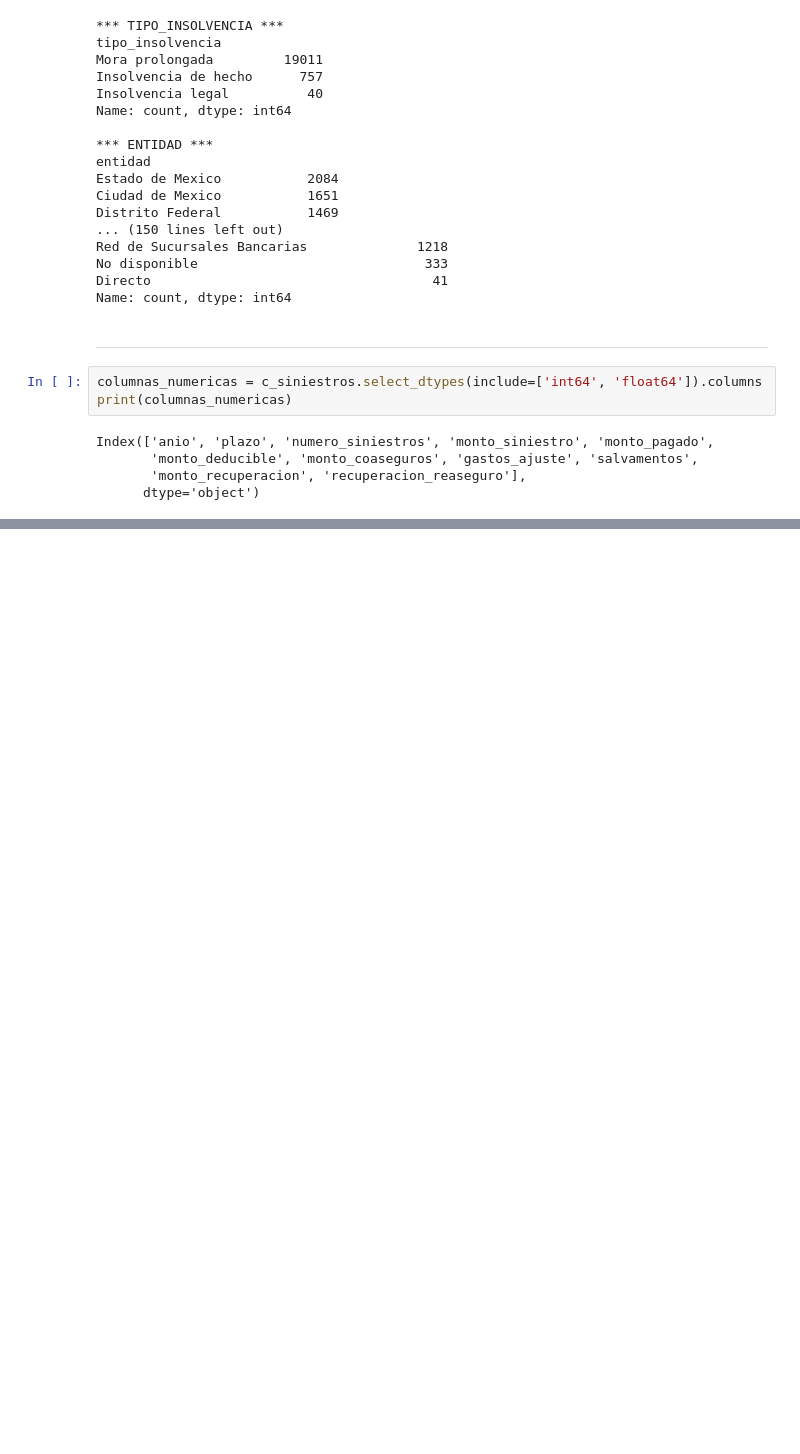
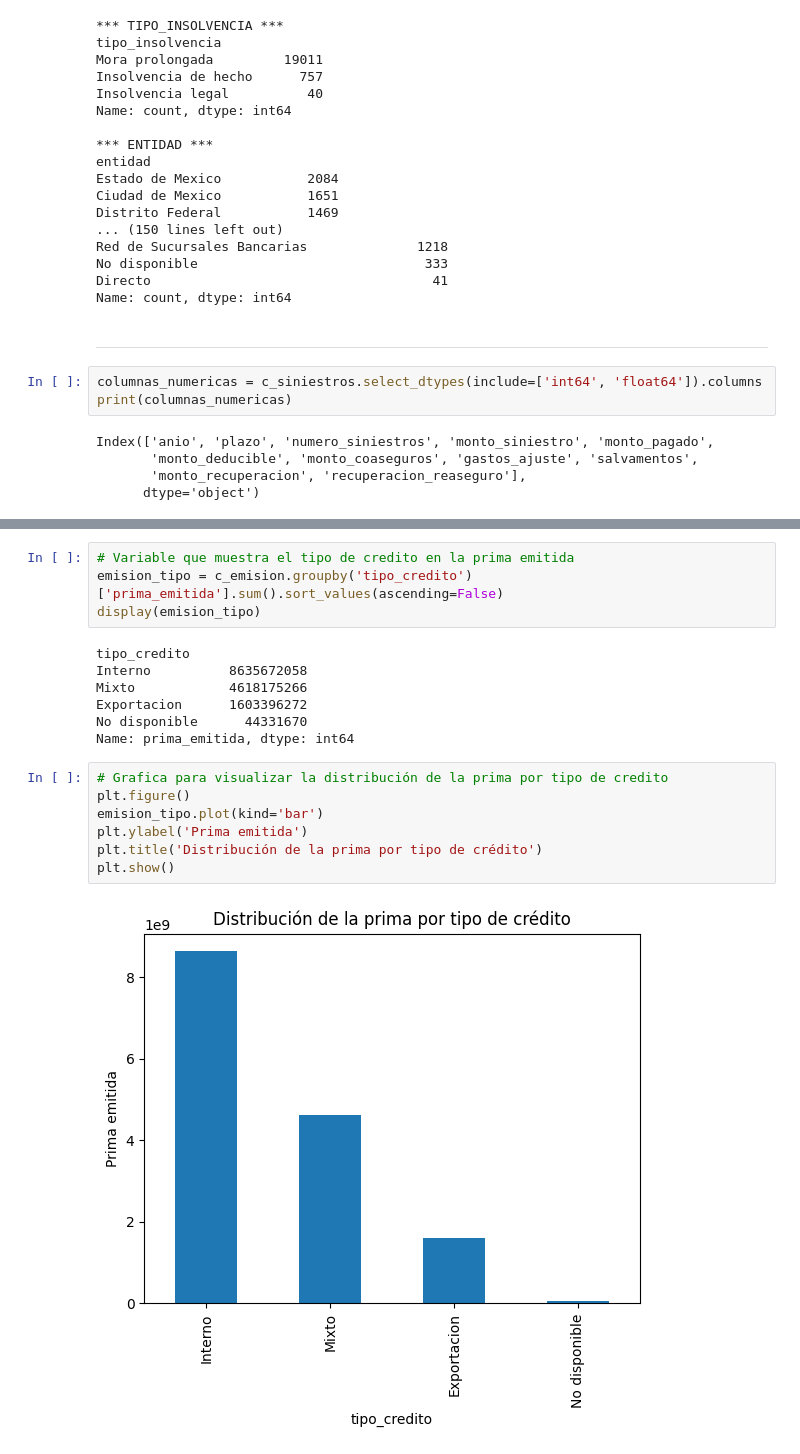
Before and after one commit to yoselin-morua/Proyecto-Cr-dito-Mercado, a Jupyter notebook: proyecto_credito_mercado/eda_creditos.ipynb, the cells around one changed output, grey strips where cells are left out. Saved outputs shown, nothing was run; the diff lists cells and outputs as text; blank space fills up the shorter version.

```diff
--- a/proyecto_credito_mercado/eda_creditos.ipynb
+++ b/proyecto_credito_mercado/eda_creditos.ipynb
@@ -497,0 +597,20 @@ c_siniestros[columnas_numericas].describe()
+# %%
+# Variable que muestra el tipo de credito en la prima emitida
+emision_tipo = c_emision.groupby('tipo_credito')['prima_emitida'].sum().sort_values(ascending=False)
+display(emision_tipo)
+# %% [output]
+tipo_credito
+Interno          8635672058
+Mixto            4618175266
+Exportacion      1603396272
+No disponible      44331670
+Name: prima_emitida, dtype: int64
+# %%
+# Grafica para visualizar la distribución de la prima por tipo de credito
+plt.figure()
+emision_tipo.plot(kind='bar')
+plt.ylabel('Prima emitida')
+plt.title('Distribución de la prima por tipo de crédito')
+plt.show()
+# %% [output]
+[figure, added]
```
Also changed, not shown: parts of 19 cells of this notebook.
